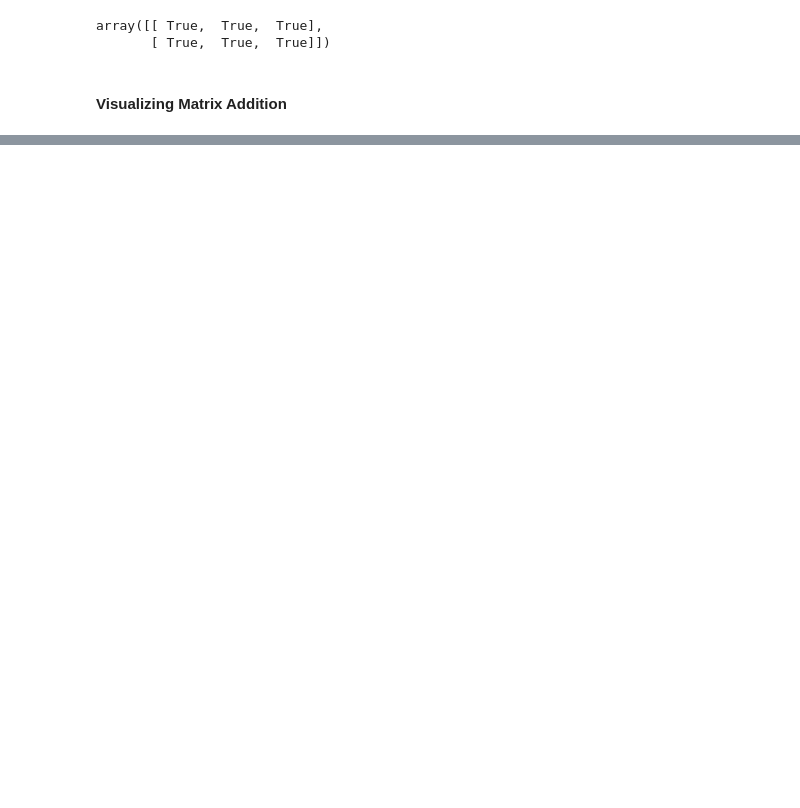
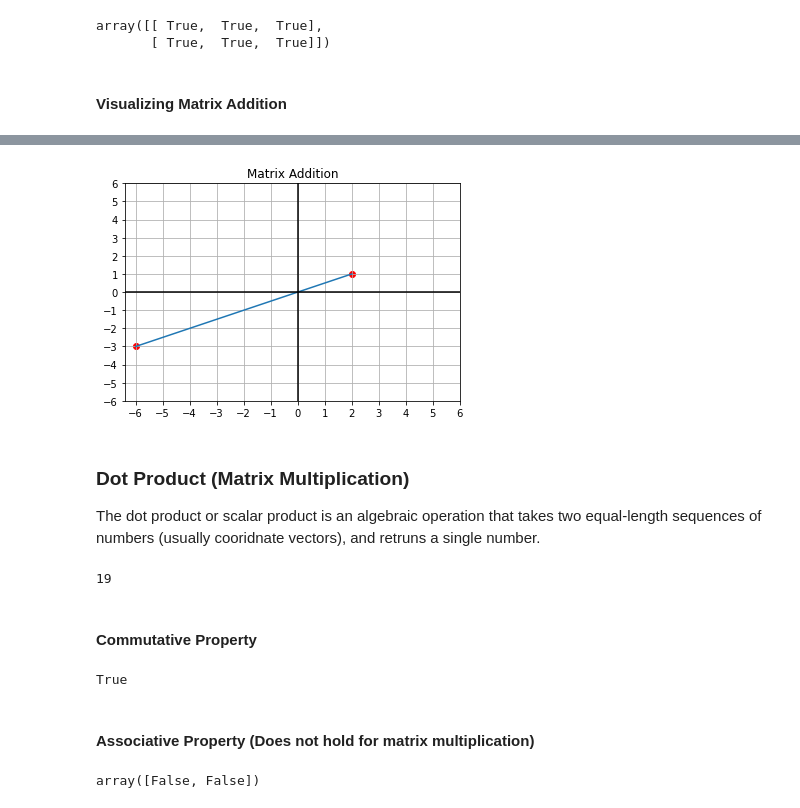
Before and after one commit to cocokaribou/learn_python, a Jupyter notebook: An Intro to Linear Algebra with Python.ipynb, the cells around one changed output, grey strips where cells are left out. Drawn from its saved outputs; the diff is of its cells as text; code cells hidden in the pictures; blank space fills up the shorter version.

```diff
--- a/An Intro to Linear Algebra with Python.ipynb
+++ b/An Intro to Linear Algebra with Python.ipynb
@@ -88,0 +100,35 @@ AttributeError: module 'numpy' has no attribute 'arrange'
+# %%
+v3 = np.array([2,1])
+# %%
+plt.scatter([v3[0], v3[0]*-3], [v3[1], v3[1]*-3], color = 'red')
+plt.plot([v3[0], v3[0]*-3], [v3[1], v3[1]*-3])
+
+make_grid()
+# %% [output]
+[figure, added]
+# %% [markdown]
+### Dot Product (Matrix Multiplication)
+The dot product or scalar product is an algebraic operation that takes two equal-length sequences of numbers (usually cooridnate vectors), and retruns a single number.
+# %%
+q = np.array([4,3])
+r = np.array([4,1])
+
+
+## (q[0]*r[0]) + (q[1]*r[1])
+q.dot(r)
+# %% [output]
+19
+# %% [markdown]
+#### Commutative Property
+# %%
+q.dot(r) == r.dot(q)
+# %% [output]
+True
+# %% [markdown]
+#### Associative Property (Does not hold for matrix multiplication)
+# %%
+s = np.array([2,2])
+
+q.dot(r.dot(s)) == s.dot(r.dot(q))
+# %% [output]
+array([False, False])
```
Also changed, not shown: parts of 16 cells of this notebook, 1 other file.
